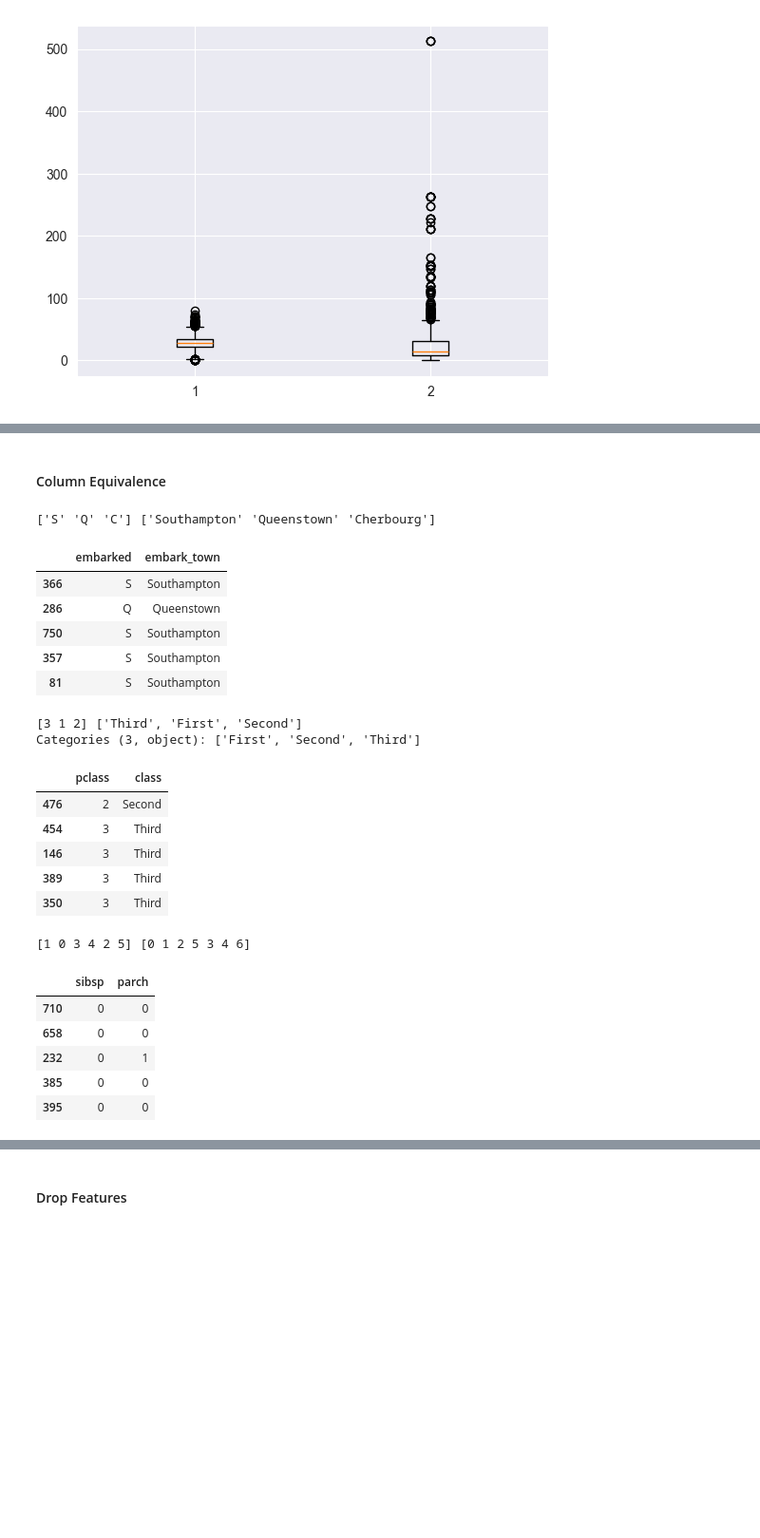
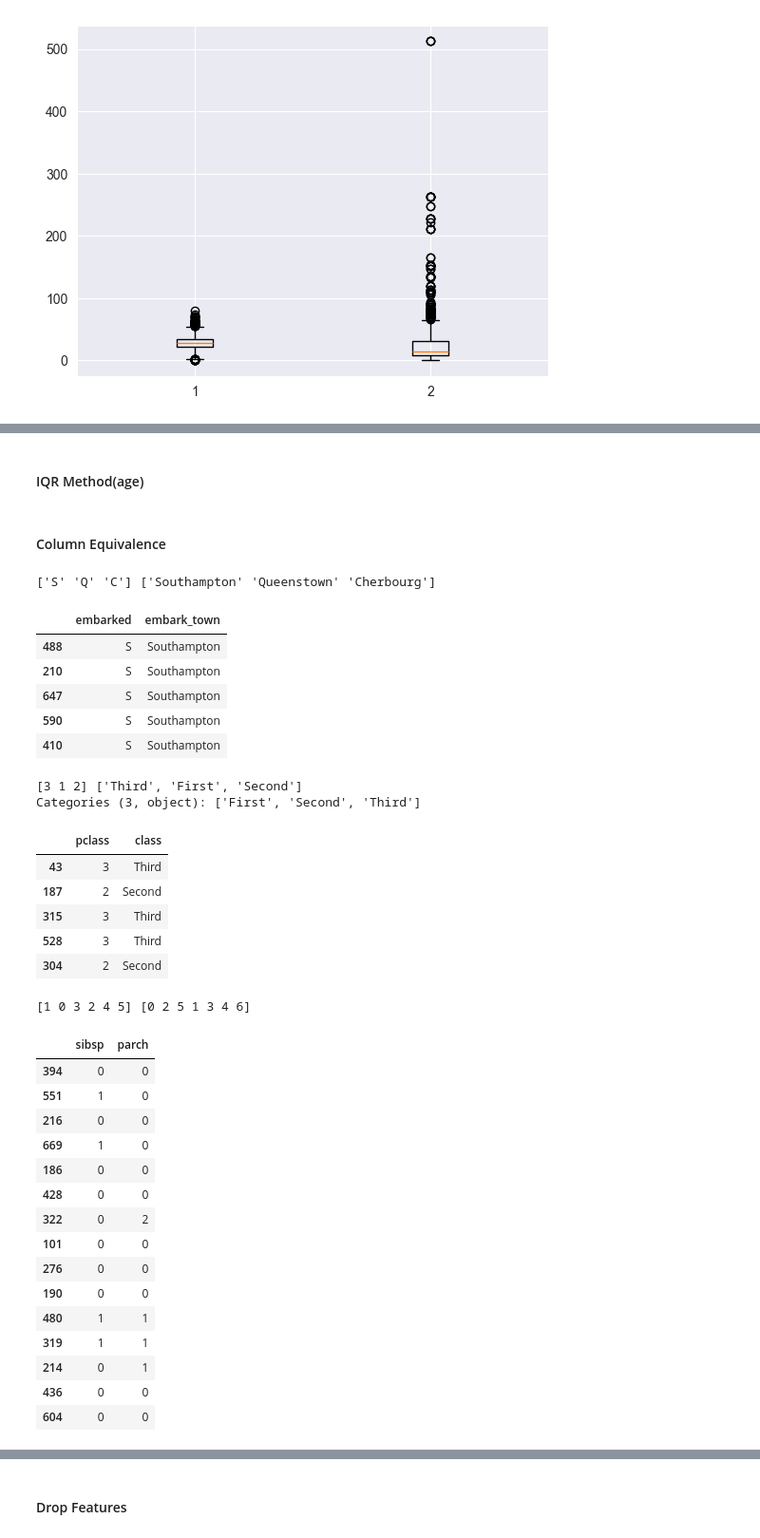
Before and after one commit to ishahzaibkhan/titanic_seaborn, a Jupyter notebook: main.ipynb, the cells around one changed output, grey strips where cells are left out. Shown: that part at 95% size. Cells and saved outputs as stored; diff of their text form; code cells hidden in the pictures; blank space fills up the shorter version.

```diff
--- a/main.ipynb
+++ b/main.ipynb
@@ -144,10 +155,21 @@ q1 = df['fare'].quantile(0.25)
 q3 = df['fare'].quantile(0.75)
 iqr = q3 - q1
 
-fence_low = q1 - 1.5 * iqr
-fence_high = q3 + 1.5 * iqr
+low = q1 - 1.5 * iqr
+high = q3 + 1.5 * iqr
 
-df = df.loc[(df['fare'] > fence_low) & (df['fare'] < fence_high)].reset_index(drop=True)
+df = df.loc[(df['fare'] > low) & (df['fare'] < high)].reset_index(drop=True)
+# %% [markdown]
+#### IQR Method(age)
+# %%
+q1 = df['age'].quantile(0.25)
+q3 = df['age'].quantile(0.75)
+iqr = q3 - q1
+
+low = q1 - 1.5 * iqr
+high = q3 + 1.5 * iqr
+
+df = df.loc[(df['age'] > low) & (df['age'] < high)].reset_index(drop=True)
 # %% [markdown]
 #### Column Equivalence
 # %%
@@ -156,11 +178,11 @@ df[["embarked", "embark_town"]].sample(5)
 # %% [output]
 ['S' 'Q' 'C'] ['Southampton' 'Queenstown' 'Cherbourg']
 |  | embarked | embark_town |
-| 366 | S | Southampton |
-| 286 | Q | Queenstown |
-| 750 | S | Southampton |
-| 357 | S | Southampton |
-| 81 | S | Southampton |
+| 488 | S | Southampton |
+| 210 | S | Southampton |
+| 647 | S | Southampton |
+| 590 | S | Southampton |
+| 410 | S | Southampton |
 # %%
 print(df["pclass"].unique(), df["class"].unique())
 df[["pclass", "class"]].sample(5)
@@ -168,22 +190,32 @@ df[["pclass", "class"]].sample(5)
 [3 1 2] ['Third', 'First', 'Second']
 Categories (3, object): ['First', 'Second', 'Third']
 |  | pclass | class |
-| 476 | 2 | Second |
-| 454 | 3 | Third |
-| 146 | 3 | Third |
-| 389 | 3 | Third |
-| 350 | 3 | Third |
+| 43 | 3 | Third |
+| 187 | 2 | Second |
+| 315 | 3 | Third |
+| 528 | 3 | Third |
+| 304 | 2 | Second |
 # %%
 print(df["sibsp"].unique(), df["parch"].unique())
-df[["sibsp", "parch"]].sample(5)
+df[["sibsp", "parch"]].sample(15)
 # %% [output]
-[1 0 3 4 2 5] [0 1 2 5 3 4 6]
+[1 0 3 2 4 5] [0 2 5 1 3 4 6]
 |  | sibsp | parch |
-| 710 | 0 | 0 |
-| 658 | 0 | 0 |
-| 232 | 0 | 1 |
-| 385 | 0 | 0 |
-| 395 | 0 | 0 |
+| 394 | 0 | 0 |
+| 551 | 1 | 0 |
+| 216 | 0 | 0 |
+| 669 | 1 | 0 |
+| 186 | 0 | 0 |
+| 428 | 0 | 0 |
+| 322 | 0 | 2 |
+| 101 | 0 | 0 |
+| 276 | 0 | 0 |
+| 190 | 0 | 0 |
+| 480 | 1 | 1 |
+| 319 | 1 | 1 |
+| 214 | 0 | 1 |
+| 436 | 0 | 0 |
+| 604 | 0 | 0 |
 # %%
 print(df["survived"].unique(), df["alive"].unique())
 df[["survived", "alive"]].sample(5)
```
Also changed, not shown: parts of 12 cells of this notebook.
